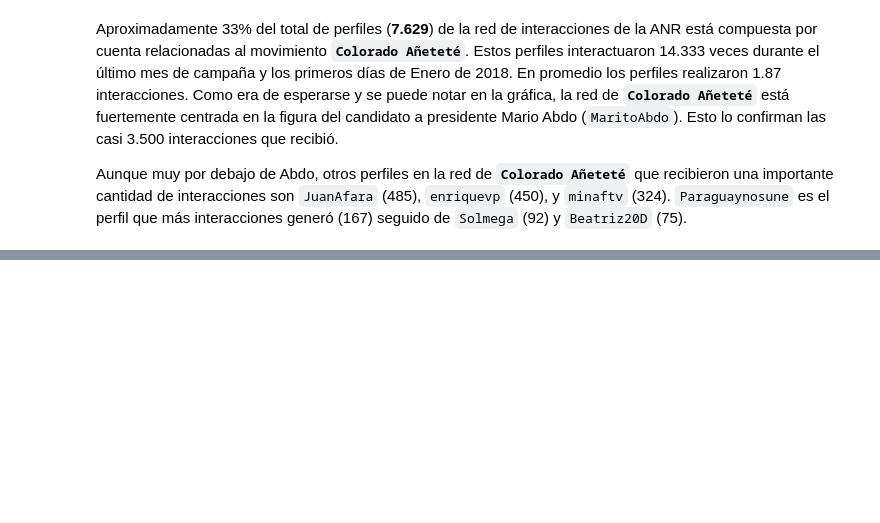
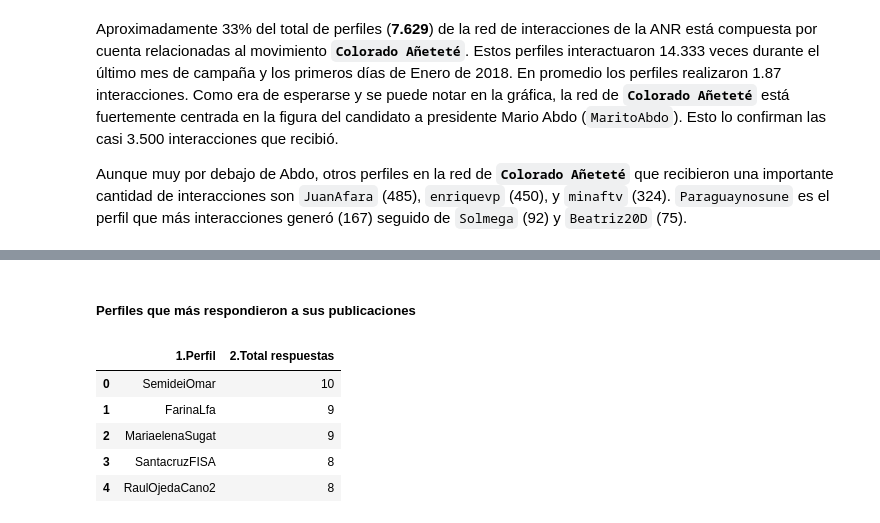
Before and after one commit to ParticipaPY/politic-bots, a Jupyter notebook: reports/bots_politicos_internas_anr_2017.ipynb, the cells around one changed output, grey strips where cells are left out. Cells and saved outputs as stored; diff of their text form; code cells hidden in the pictures; blank space fills up the shorter version.

```diff
--- a/reports/bots_politicos_internas_anr_2017.ipynb
+++ b/reports/bots_politicos_internas_anr_2017.ipynb
@@ -391,0 +521,19 @@ Aunque muy por debajo de Abdo, otros perfiles en la red de **`Colorado Añeteté
+# %% [markdown]
+##### Perfiles que más respondieron a sus publicaciones
+# %%
+top_rps = []
+in_inter_santula = inter_santula['in_interactions']['replies']['details']
+max_iter = 5 if len(in_inter_santula) > 5 else len(in_inter_santula)
+for i in range(max_iter):
+    contacto = {'1.Perfil': in_inter_santula[i][0],
+                '2.Total respuestas': in_inter_santula[i][1]
+               }
+    top_rps.append(contacto)
+pd.DataFrame(top_rps)
+# %% [output]
+|  | 1.Perfil | 2.Total respuestas |
+| 0 | SemideiOmar | 10 |
+| 1 | FarinaLfa | 9 |
+| 2 | MariaelenaSugat | 9 |
+| 3 | SantacruzFISA | 8 |
+| 4 | RaulOjedaCano2 | 8 |
```
Also changed, not shown: parts of 93 cells of this notebook.
